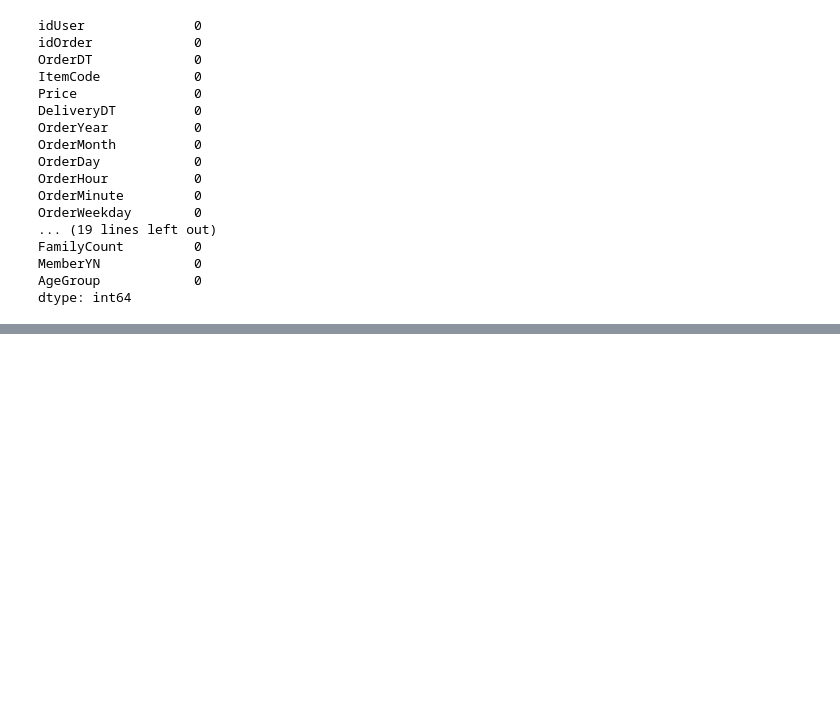
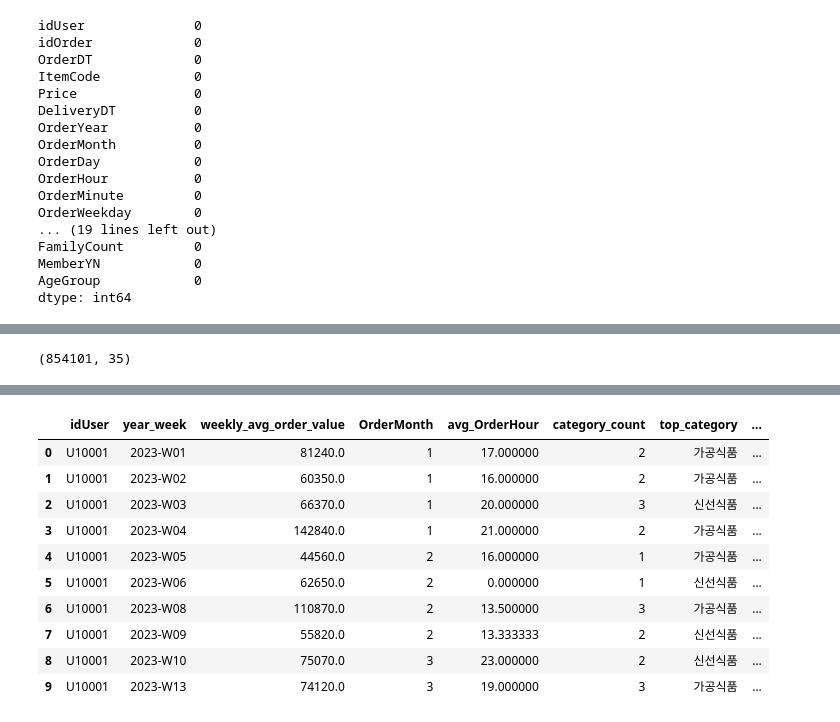
Before and after one commit to wjdwhddls/Bigdata, a Jupyter notebook: 모델개발.ipynb, the cells around one changed output, grey strips where cells are left out. Saved outputs shown, nothing was run; the diff lists cells and outputs as text; code cells hidden in the pictures; blank space fills up the shorter version.

```diff
--- a/모델개발.ipynb
+++ b/모델개발.ipynb
@@ -63,13 +63,3 @@ FamilyCount         0
 MemberYN            0
 AgeGroup            0
 dtype: int64
-# %%
-# 고객별 평균 객단가 계산
-order_total = df.groupby('idOrder')['Price'].sum().reset_index()
-order_total.columns = ['idOrder', 'order_total']
-
-customer_avg = order_total.merge(df[['idOrder', 'idUser']].drop_duplicates(), on='idOrder')
-avg_order_value = customer_avg.groupby('idUser')['order_total'].mean()
-
-df['avg_order_value'] = df['idUser'].map(avg_order_value)
-df['avg_order_value'].describe()
@@ -217,0 +78,49 @@ df_model 처음 10행:
+# %%
+df.shape
+# %% [output]
+(854101, 35)
+# %%
+# 1. 주차(year_week) 컬럼 생성
+df['OrderDT'] = pd.to_datetime(df['OrderDT'])
+df['year_week'] = df['OrderDT'].dt.isocalendar().year.astype(str) + '-W' + df['OrderDT'].dt.isocalendar().week.astype(str).str.zfill(2)
+
+# 2. 숫자형 타입 변환
+for col in ['OrderHour', 'OrderMonth', 'Price']:
+    df[col] = pd.to_numeric(df[col], errors='coerce')
+
+# 3. 주문 단위 객단가 계산 (주문별 총 금액)
+order_total = df.groupby(['idUser', 'year_week', 'idOrder'])['Price'].sum().reset_index()
+order_total.rename(columns={'Price': 'order_total'}, inplace=True)
+
+# 4. 고객 × 주차 단위 객단가 평균 (타겟변수)
+weekly_target = order_total.groupby(['idUser', 'year_week']).agg(
+    weekly_avg_order_value=('order_total', 'mean')
+).reset_index()
+
+# 5. 숫자형 피처 집계
+weekly_numeric = df.groupby(['idUser', 'year_week']).agg(
+    OrderMonth=('OrderMonth', 'first'),
+    avg_OrderHour=('OrderHour', 'mean'),
+    category_count=('ItemLargeName', 'nunique'),
+).reset_index()
+
+# 6. 문자형 피처 별도 집계
+weekly_cat = df.groupby(['idUser', 'year_week']).agg(
+    top_category=('ItemLargeName', lambda x: x.mode().iloc[0]),
+    Gender=('Gender', 'first'),
+    Age=('Age', 'first'),
+    FamilyCount=('FamilyCount', 'first'),
+    MemberYN=('MemberYN', 'first')
+).reset_index()
+
+# 7. 전체 병합
+df_weekly = weekly_target.merge(weekly_numeric, on=['idUser', 'year_week']).merge(weekly_cat, on=['idUser', 'year_week'])
+
+print(f"데이터셋 shape: {df_weekly.shape}")
+print(f"고객 수: {df_weekly['idUser'].nunique()}")
+print(f"주차 수: {df_weekly['year_week'].nunique()}")
+print(f"\nNaN 확인:")
+print(df_weekly.isnull().sum())
+print(f"\n컬럼: {df_weekly.columns.tolist()}")
+df_weekly.head(10)
+# %% [output]
@@ -217,0 +146,11 @@ df_model 처음 10행:
+|  | idUser | year_week | weekly_avg_order_value | OrderMonth | avg_OrderHour | category_count | top_category | ... |
+| 0 | U10001 | 2023-W01 | 81240.0 | 1 | 17.000000 | 2 | 가공식품 | ... |
+| 1 | U10001 | 2023-W02 | 60350.0 | 1 | 16.000000 | 2 | 가공식품 | ... |
+| 2 | U10001 | 2023-W03 | 66370.0 | 1 | 20.000000 | 3 | 신선식품 | ... |
+| 3 | U10001 | 2023-W04 | 142840.0 | 1 | 21.000000 | 2 | 가공식품 | ... |
+| 4 | U10001 | 2023-W05 | 44560.0 | 2 | 16.000000 | 1 | 가공식품 | ... |
+| 5 | U10001 | 2023-W06 | 62650.0 | 2 | 0.000000 | 1 | 신선식품 | ... |
+| 6 | U10001 | 2023-W08 | 110870.0 | 2 | 13.500000 | 3 | 가공식품 | ... |
+| 7 | U10001 | 2023-W09 | 55820.0 | 2 | 13.333333 | 2 | 신선식품 | ... |
+| 8 | U10001 | 2023-W10 | 75070.0 | 3 | 23.000000 | 2 | 신선식품 | ... |
+| 9 | U10001 | 2023-W13 | 74120.0 | 3 | 19.000000 | 3 | 가공식품 | ... |
```
Also changed, not shown: parts of 21 cells of this notebook, 8 other files.
